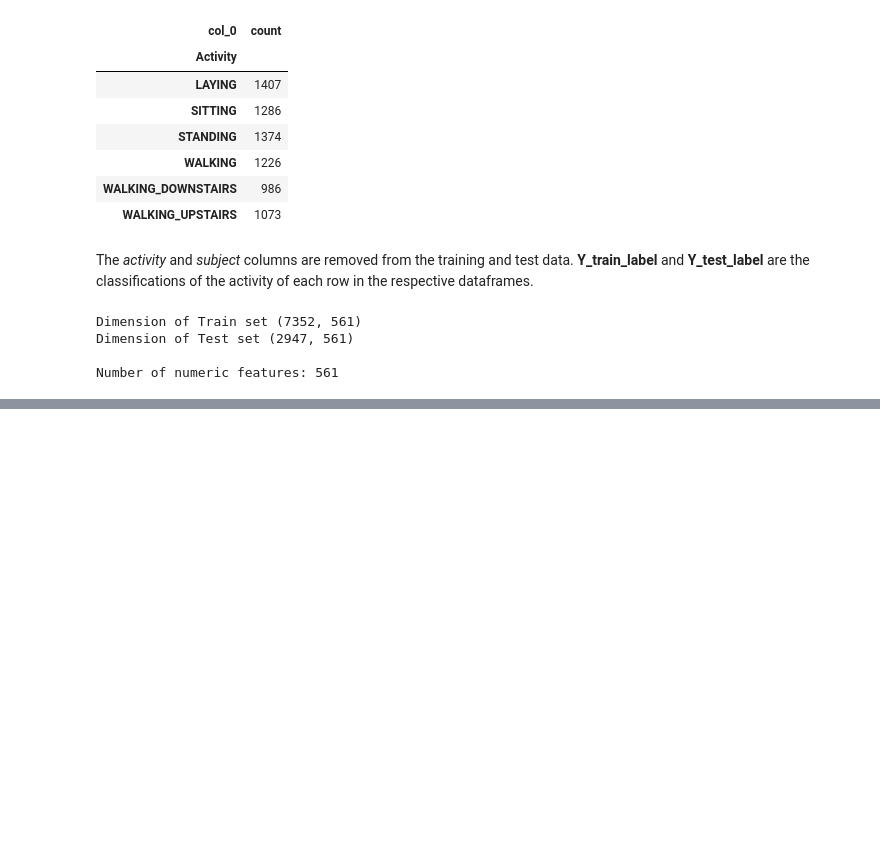
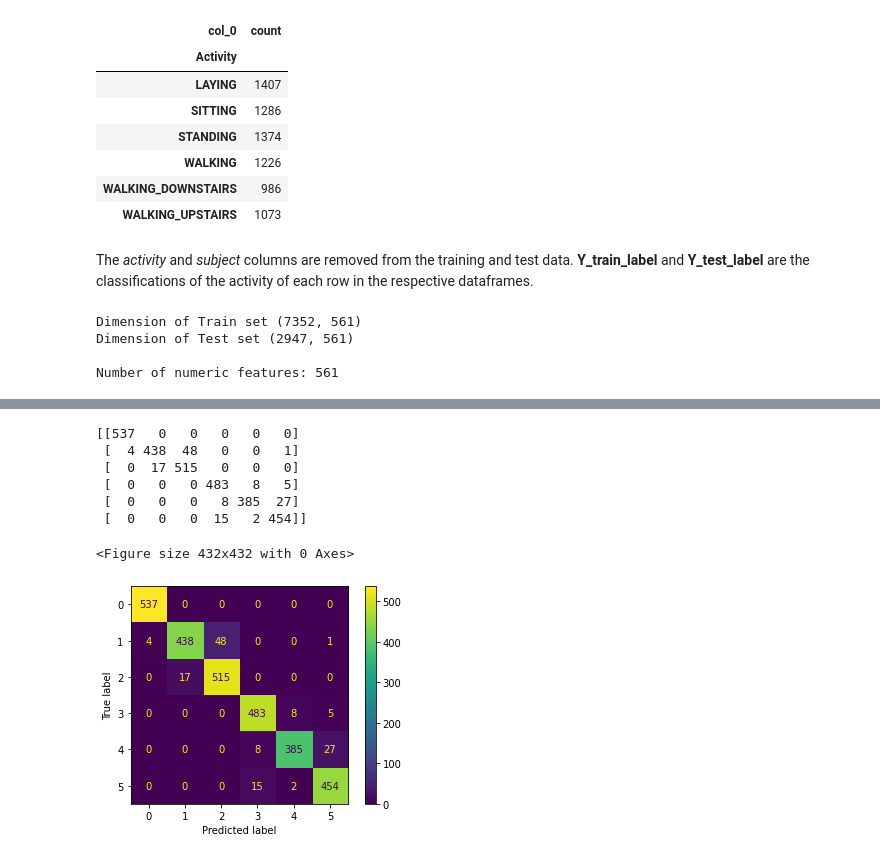
Before and after one commit to jakesant/gog_apt, a Jupyter notebook: Gog_Data_Time.ipynb, the cells around one changed output, grey strips where cells are left out. Drawn from its saved outputs; the diff is of its cells as text; code cells hidden in the pictures; blank space fills up the shorter version.

Commit message:
Plotting confusion matrix

```diff
--- a/Gog_Data_Time.ipynb
+++ b/Gog_Data_Time.ipynb
@@ -247,0 +248,18 @@ Final recall score on the testing data: 0.9562
+# %%
+#Confusion Matrix maps out the predicted label given to the data with the actual label
+#Helps us check the rate of true/false positives and true/false negatives
+#parameters are the true labels, and the predicted labels
+
+print(confusion_matrix(Y_test, best_predictions))
+plt.figure(figsize=(6,6))
+plot_confusion_matrix(estimator=best_clf, X=X_test_scaled, y_true=Y_test)
+plt.show()
+# %% [output]
+[[537   0   0   0   0   0]
+ [  4 438  48   0   0   1]
+ [  0  17 515   0   0   0]
+ [  0   0   0 483   8   5]
+ [  0   0   0   8 385  27]
+ [  0   0   0  15   2 454]]
+<Figure size 432x432 with 0 Axes>
+[figure, added]
```
Also changed, not shown: parts of 3 cells of this notebook.
